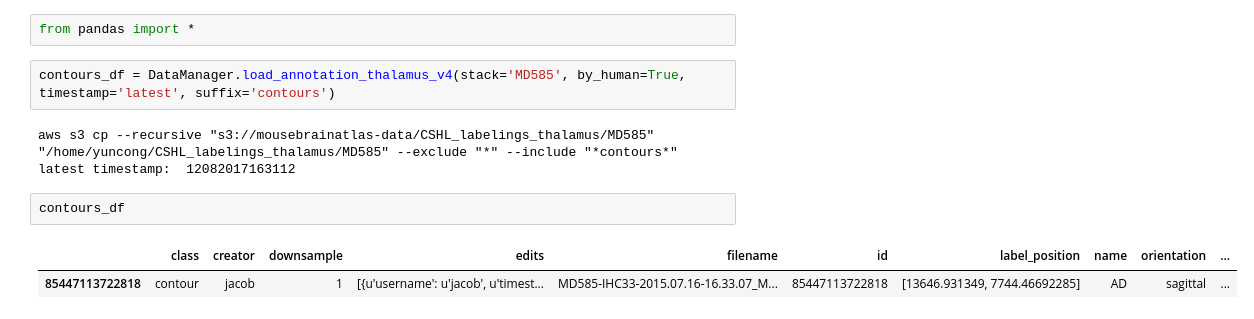
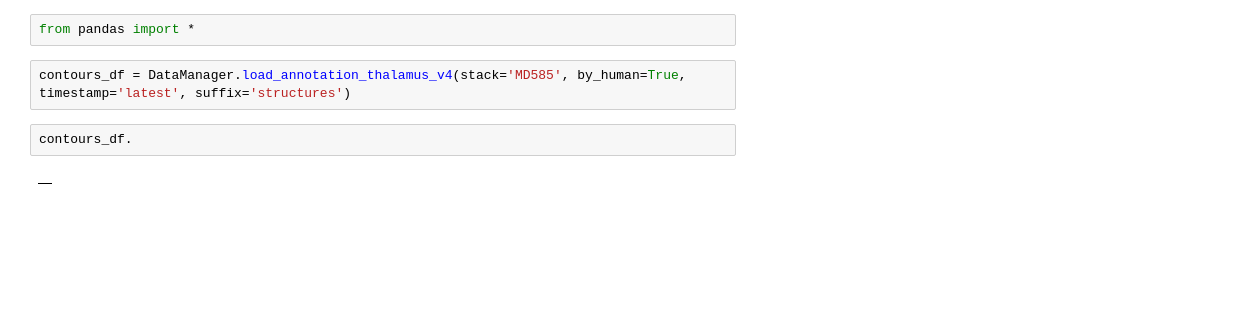
Before and after one commit to mistycheney/MouseBrainAtlas, a Jupyter notebook: annotation/check_annotation_file_v3_for_thalamus.ipynb, the cells around one changed output. Saved outputs shown, nothing was run; the diff lists cells and outputs as text; blank space fills up the shorter version.

```diff
--- a/annotation/check_annotation_file_v3_for_thalamus.ipynb
+++ b/annotation/check_annotation_file_v3_for_thalamus.ipynb
@@ -14,12 +30,8 @@ No vtk
 # %%
 from pandas import *
 # %%
-contours_df = DataManager.load_annotation_thalamus_v4(stack='MD585', by_human=True, timestamp='latest', suffix='contours')
+contours_df = DataManager.load_annotation_thalamus_v4(stack='MD585', by_human=True, timestamp='latest', suffix='structures')
-# %% [output]
-aws s3 cp --recursive "s3://mousebrainatlas-data/CSHL_labelings_thalamus/MD585" "/home/yuncong/CSHL_labelings_thalamus/MD585" --exclude "*" --include "*contours*"
-latest timestamp:  12082017163112
 # %%
-contours_df
+contours_df.
 # %% [output]
-|  | class | creator | downsample | edits | filename | id | label_position | name | orientation | ... |
-| 85447113722818 | contour | jacob | 1 | [{u'username': u'jacob', u'timest... | MD585-IHC33-2015.07.16-16.33.07_M... | 85447113722818 | [13646.931349, 7744.46692285] | AD | sagittal | ... |
+|  |
```
Also changed, not shown: parts of 1 cell of this notebook, 10 other files.
